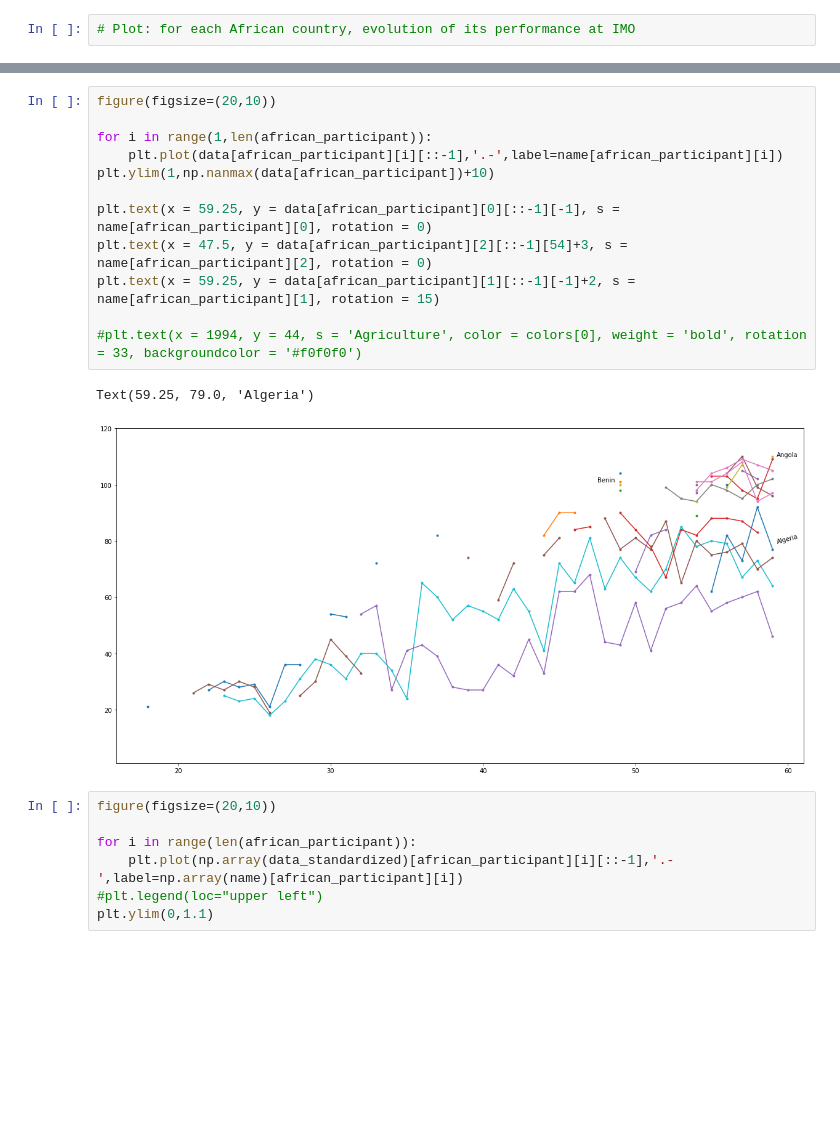
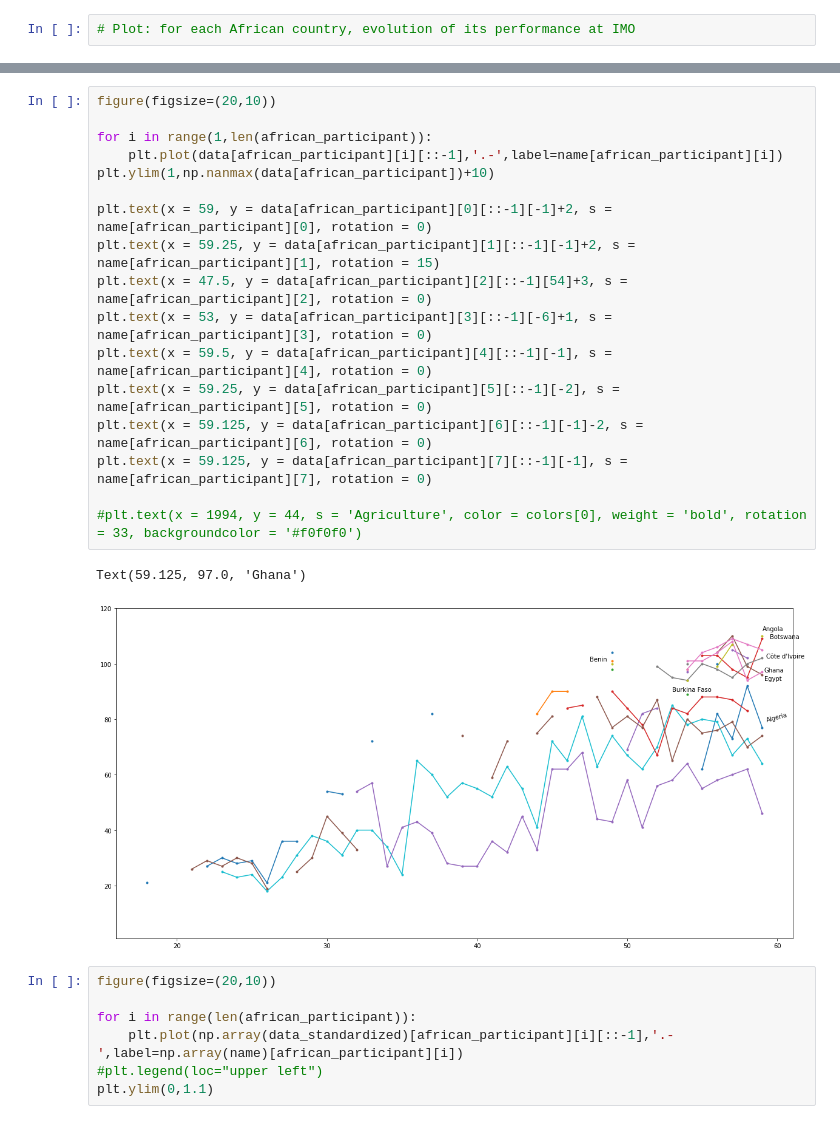
Before and after one commit to Djimdou/Side-Projects, a Jupyter notebook: IMO-Web-Scraping.ipynb, the cells around one changed output, grey strips where cells are left out. Saved outputs shown, nothing was run; the diff lists cells and outputs as text; blank space fills up the shorter version.

```diff
--- a/IMO-Web-Scraping.ipynb
+++ b/IMO-Web-Scraping.ipynb
@@ -97,18 +103,23 @@ name[african_participant[np.argmin(np.nanmin(africa_performance_standardized,axi
 # %%
 figure(figsize=(20,10))
 
 for i in range(1,len(african_participant)):
     plt.plot(data[african_participant][i][::-1],'.-',label=name[african_participant][i])
 plt.ylim(1,np.nanmax(data[african_participant])+10)
 
-plt.text(x = 59.25, y = data[african_participant][0][::-1][-1], s = name[african_participant][0], rotation = 0)
+plt.text(x = 59, y = data[african_participant][0][::-1][-1]+2, s = name[african_participant][0], rotation = 0)
+plt.text(x = 59.25, y = data[african_participant][1][::-1][-1]+2, s = name[african_participant][1], rotation = 15)
 plt.text(x = 47.5, y = data[african_participant][2][::-1][54]+3, s = name[african_participant][2], rotation = 0)
-plt.text(x = 59.25, y = data[african_participant][1][::-1][-1]+2, s = name[african_participant][1], rotation = 15)
+plt.text(x = 53, y = data[african_participant][3][::-1][-6]+1, s = name[african_participant][3], rotation = 0)
+plt.text(x = 59.5, y = data[african_participant][4][::-1][-1], s = name[african_participant][4], rotation = 0)
+plt.text(x = 59.25, y = data[african_participant][5][::-1][-2], s = name[african_participant][5], rotation = 0)
+plt.text(x = 59.125, y = data[african_participant][6][::-1][-1]-2, s = name[african_participant][6], rotation = 0)
+plt.text(x = 59.125, y = data[african_participant][7][::-1][-1], s = name[african_participant][7], rotation = 0)
 
 #plt.text(x = 1994, y = 44, s = 'Agriculture', color = colors[0], weight = 'bold', rotation = 33, backgroundcolor = '#f0f0f0')
 # %% [output]
-Text(59.25, 79.0, 'Algeria')
+Text(59.125, 97.0, 'Ghana')
-[figure, old version]
+[figure, new version]
 # %%
 figure(figsize=(20,10))
 
```
Also changed, not shown: parts of 3 cells of this notebook.
